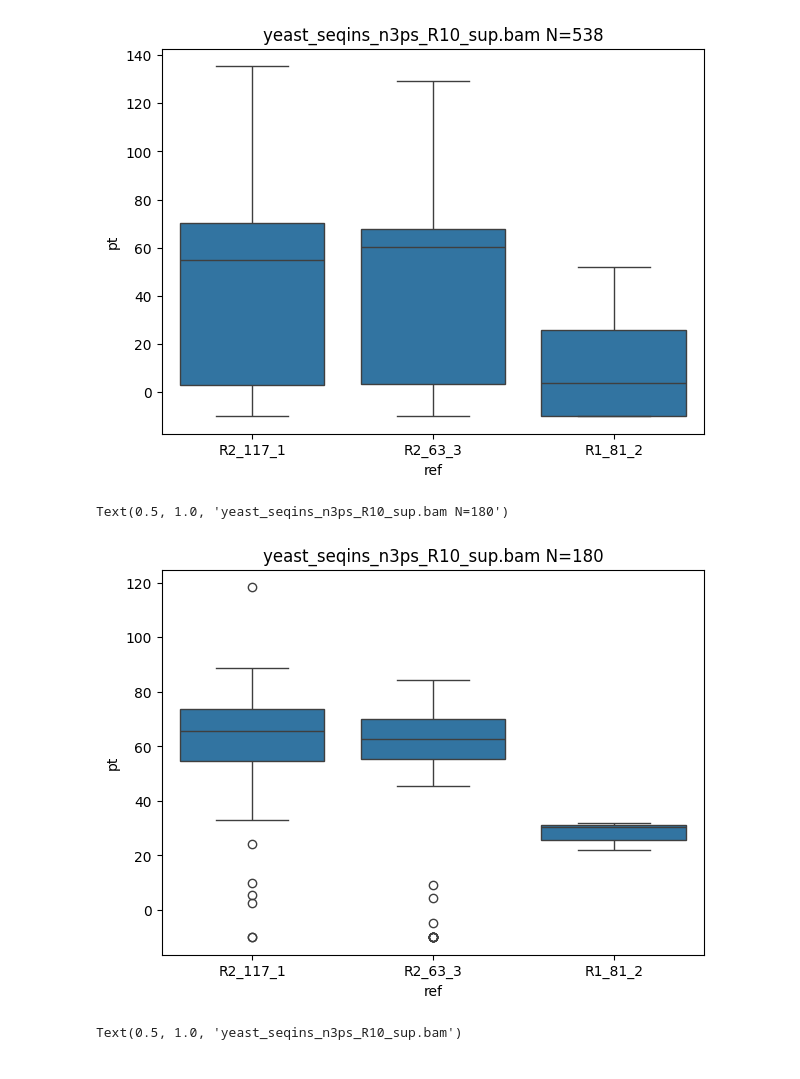
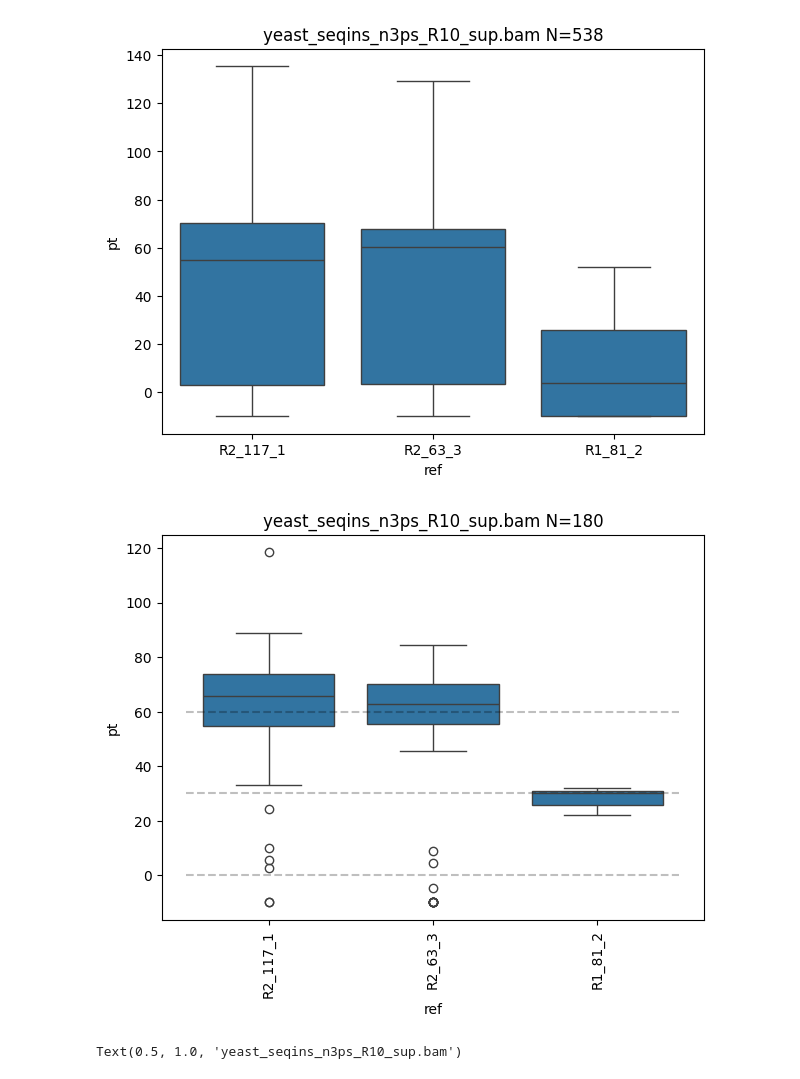
Before and after one commit to novoalab/polyTailor, a Jupyter notebook: notebook/pA_length.ipynb, the cells around one changed output. Saved outputs shown, nothing was run; the diff lists cells and outputs as text; code cells hidden in the pictures.

```diff
--- a/notebook/pA_length.ipynb
+++ b/notebook/pA_length.ipynb
@@ -519,7 +519,7 @@ def get_pt_boundaries(seq, pt_start, pat=re.compile(r'((\w?T{2,}\w?)+)', re.IGNO
             start, end = s, e
     return start, end
 
-def alg2pt(a, profile, open_penalty, extend_penalty, extension=5):
+def alg2pt(a, primer, profile, open_penalty, extend_penalty, extension=5):
     """Return sequence flanking pt, pt start, pt end, pt length, pt sequence, alignment score, identity and cigar"""
     seq = a.get_forward_sequence()
     r = parasail.sw_trace_striped_profile_16(profile, seq[:250], open_penalty, extend_penalty) # 41.6 µs vs 13.4 µs :200
@@ -560,9 +560,10 @@ def estimate_pA(bam, ref):
     for a in sam.fetch(ref):
         e = a.aend if a.is_reverse else a.pos
         if abs(e-ref2len[ref])>1: continue
-        seq, pt_s, pt_e, pt_len, pt_seq, alg_score, alg_identity, cigar = alg2pt(a, profile, open_penalty, extend_penalty)
+        seq, pt_s, pt_e, pt_len, pt_seq, alg_score, alg_identity, cigar = alg2pt(a, primer, profile, open_penalty, extend_penalty)
         print(seq, pt_s, pt_e, pt_len, pt_seq, alg_score, alg_identity, cigar)
 
+bam = "/home/lpryszcz/cluster/rna_mods/N3Pseq/minimap2/yeast_seqins_n3ps_R10_sup.bam"
 estimate_pA(bam, "R2_117_1")
 # %% [output]
 End.......PolyT...Read pt_start pt_end pT_length pT_seq score identity cigar
@@ -631,7 +632,7 @@ for ref in refs:
         if a.is_secondary or a.is_supplementary or a.mapq<mapq: continue
         i += 1
         read_id = a.qname
-        seq, pt_s, pt_e, pt_len, pt_seq, alg_score, alg_identity, cigar = alg2pt(a, profile, open_penalty, extend_penalty)
+        seq, pt_s, pt_e, pt_len, pt_seq, alg_score, alg_identity, cigar = alg2pt(a, primer, profile, open_penalty, extend_penalty)
         data.append((ref, read_id, pt_len, alg_score, alg_identity, cigar, ref2len[ref]-e))
     print(ref, i)
 len(data)
@@ -674,10 +675,11 @@ Text(0.5, 1.0, 'yeast_seqins_n3ps_R10_sup.bam N=538')
 # %%
 fig, ax = plt.subplots(figsize=(7, 5))
 sns.boxplot(data=df[df.dist<10], x="ref", y="pt", ax=ax)
 ax.set_title(f"{os.path.basename(bam)} N={len(df[df.dist<10])}")
+ax.hlines((0, 30, 60), *ax.get_xlim(), ls='--', color="black", alpha=0.25)
+_ = plt.xticks(rotation=90)
 # %% [output]
-Text(0.5, 1.0, 'yeast_seqins_n3ps_R10_sup.bam N=180')
-[figure, old version]
+[figure, new version]
 # %%
 fig, ax = plt.subplots(figsize=(7, 5))
 sns.scatterplot(data=df, hue="ref", y="pt", x="identity", ax=ax)
```
Also changed, not shown: 1 other file.
